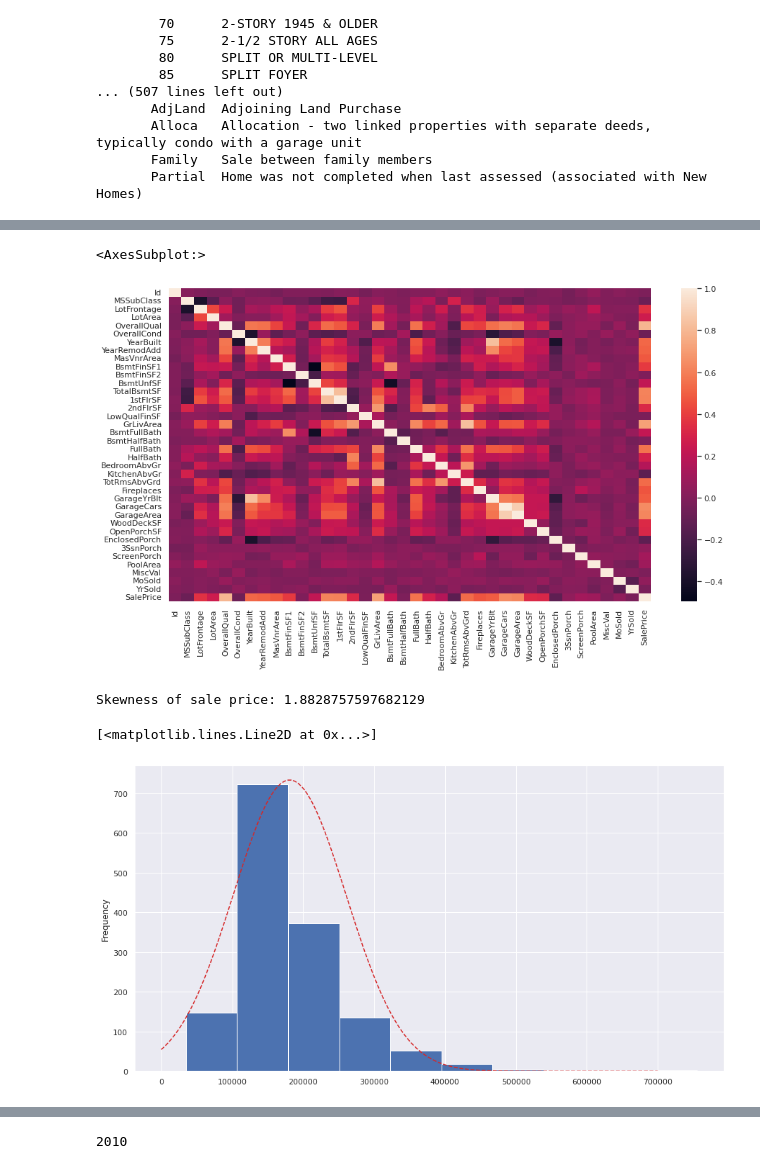
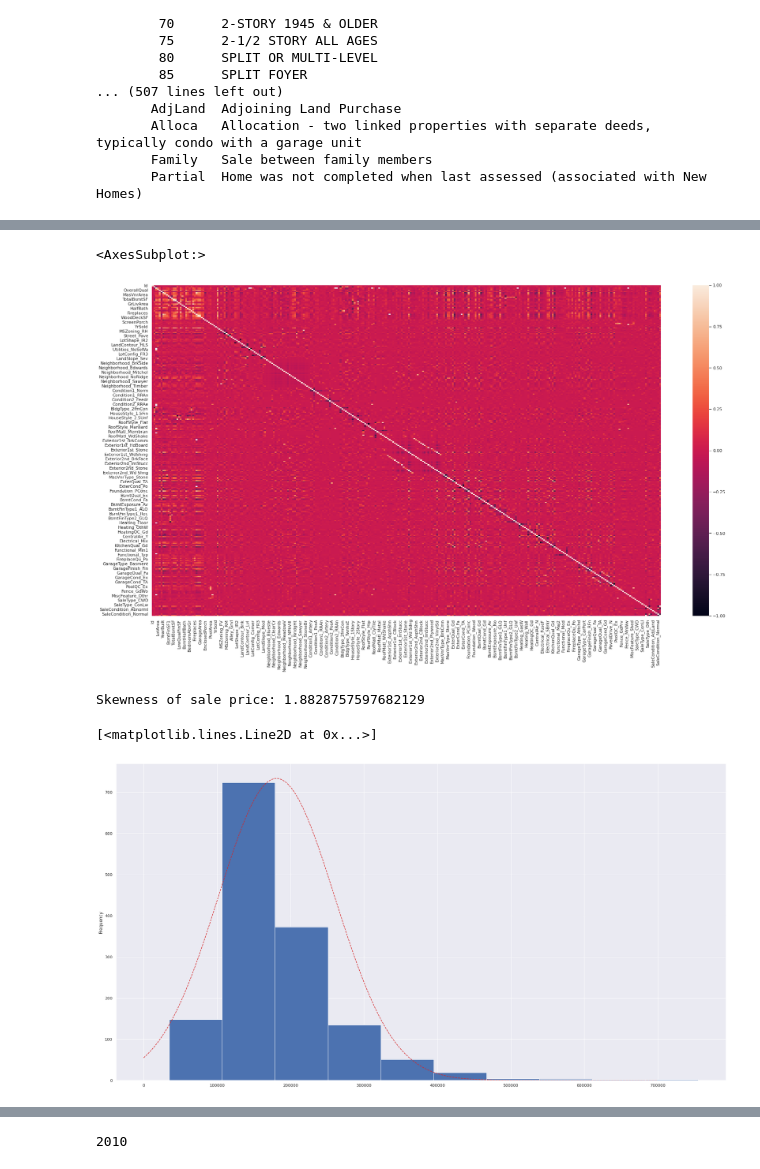
Before and after one commit to JeanMichelBereder/Kaggle, a Jupyter notebook: kaggle-house-prices.ipynb, the cells around one changed output, grey strips where cells are left out. Saved outputs shown, nothing was run; the diff lists cells and outputs as text; code cells hidden in the pictures.

```diff
--- a/kaggle-house-prices.ipynb
+++ b/kaggle-house-prices.ipynb
@@ -81,4 +81,6 @@ MSSubClass: Identifies the type of dwelling involved in the sale.
        Alloca   Allocation - two linked properties with separate deeds, typically condo with a garage unit
        Family   Sale between family members
        Partial  Home was not completed when last assessed (associated with New Homes)
+# %%
+train_data_dummies = pd.get_dummies(train_data)
 # %%
@@ -125,14 +117,14 @@ train_data.corr(method='pearson')
 # %%
 import seaborn as sns
 import matplotlib.pyplot as plt
 
-corr_mat = train_data.corr(method='pearson')
+corr_mat = train_data_dummies.corr(method='pearson')
 
-sns.set(rc = {'figure.figsize':(15,8)})
+sns.set(rc = {'figure.figsize':(30,16)})
 sns.heatmap(corr_mat)
 # %% [output]
 <AxesSubplot:>
-[figure, old version]
+[figure, new version]
 # %%
 import scipy.stats as st
 
@@ -154,7 +146,7 @@ plt.plot( nx , ny, color='tab:red', linewidth=1.5, linestyle='--')
 # %% [output]
 Skewness of sale price: 1.8828757597682129
 [<matplotlib.lines.Line2D at 0x...>]
-[figure, old version]
+[figure, new version]
 # %%
 # Log transform
 train_data['SalePrice'] = train_data['SalePrice'].apply(np.log)
```
Also changed, not shown: parts of 7 cells of this notebook.
